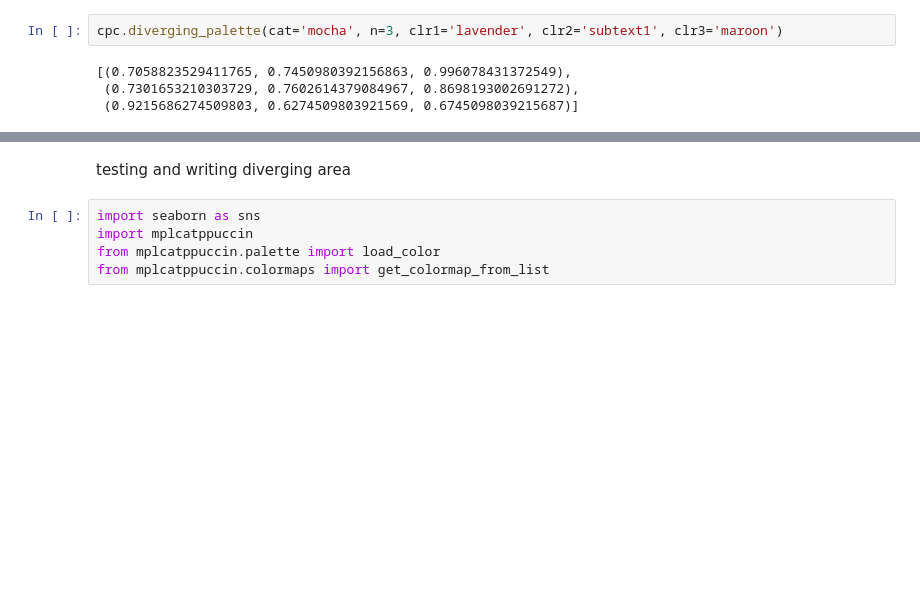
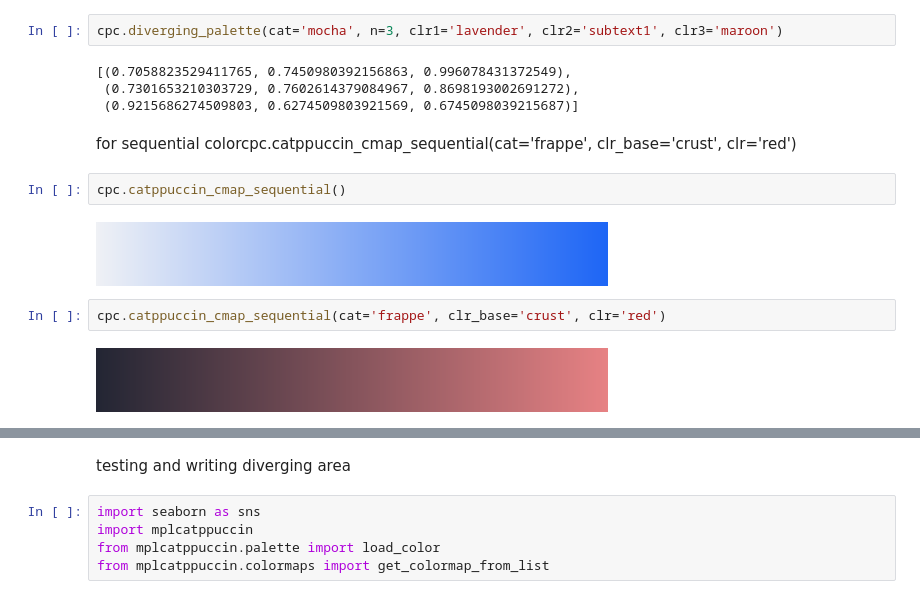
Before and after one commit to wcchin/catppuccin_palette, a Jupyter notebook: test.ipynb, the cells around one changed output, grey strips where cells are left out. Saved outputs shown, nothing was run; the diff lists cells and outputs as text; blank space fills up the shorter version.

Commit message:
add sequential with names

```diff
--- a/test.ipynb
+++ b/test.ipynb
@@ -206,3 +208,13 @@ cpc.diverging_palette(cat='mocha', n=3, clr1='lavender', clr2='subtext1', clr3='
 [(0.7058823529411765, 0.7450980392156863, 0.996078431372549),
  (0.7301653210303729, 0.7602614379084967, 0.8698193002691272),
  (0.9215686274509803, 0.6274509803921569, 0.6745098039215687)]
+# %% [markdown]
+for sequential colorcpc.catppuccin_cmap_sequential(cat='frappe', clr_base='crust', clr='red')
+# %%
+cpc.catppuccin_cmap_sequential()
+# %% [output]
+[figure, added]
+# %%
+cpc.catppuccin_cmap_sequential(cat='frappe', clr_base='crust', clr='red')
+# %% [output]
+[figure, added]
```
Also changed, not shown: parts of 53 cells of this notebook, 1 other file.
